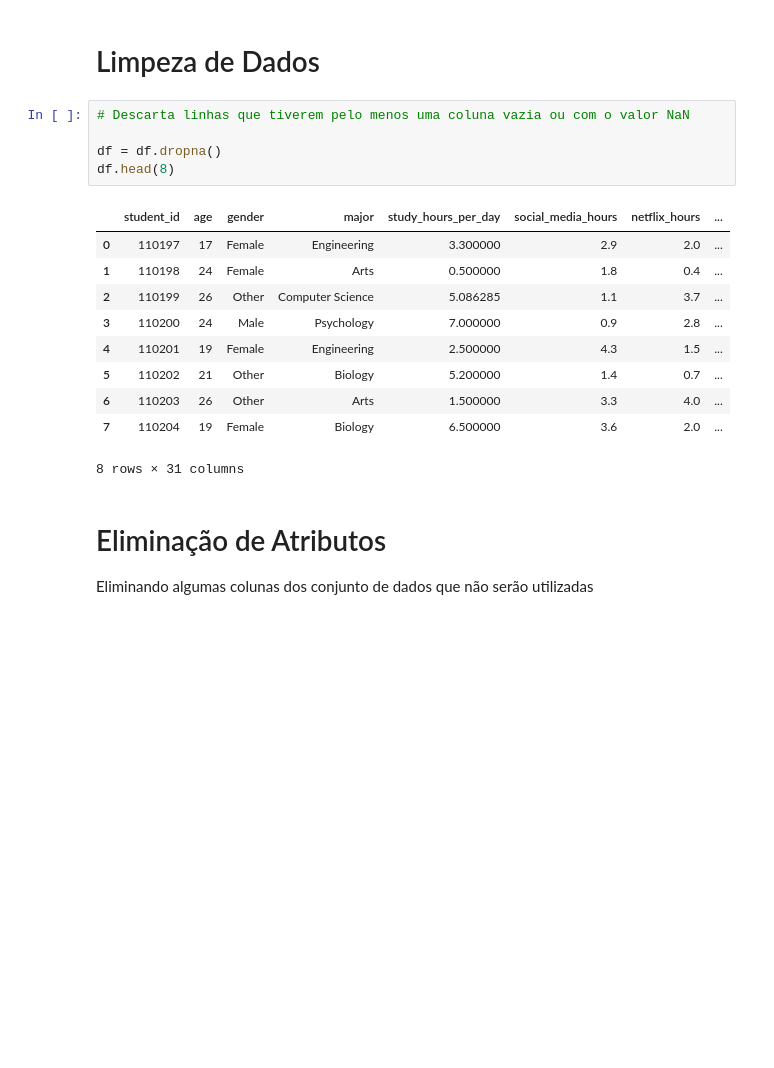
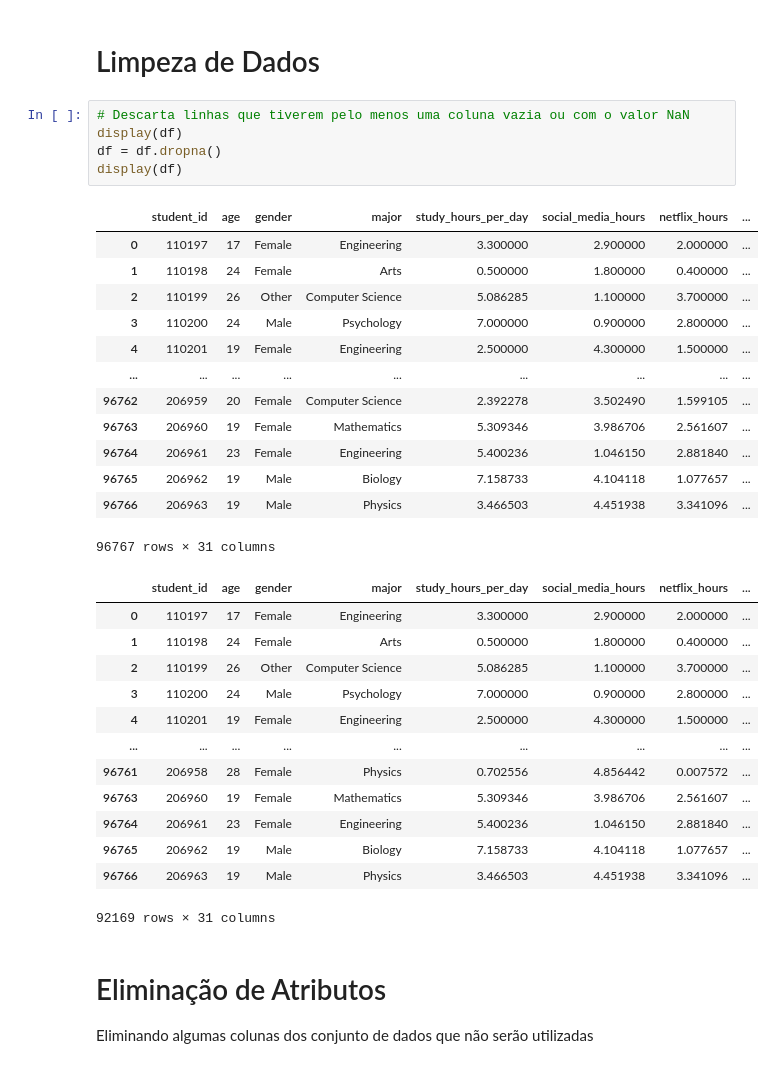
Before and after one commit to rafyzzs/tpia, a Jupyter notebook: ia.ipynb, the cells around one changed output. Cells and saved outputs as stored; diff of their text form; blank space fills up the shorter version.

```diff
--- a/ia.ipynb
+++ b/ia.ipynb
@@ -90,20 +93,36 @@ memory usage: 22.9+ MB
 # Limpeza de Dados
 # %%
 # Descarta linhas que tiverem pelo menos uma coluna vazia ou com o valor NaN
-
+display(df)
 df = df.dropna()
-df.head(8)
+display(df)
 # %% [output]
 |  | student_id | age | gender | major | study_hours_per_day | social_media_hours | netflix_hours | ... |
-| 0 | 110197 | 17 | Female | Engineering | 3.300000 | 2.9 | 2.0 | ... |
-| 1 | 110198 | 24 | Female | Arts | 0.500000 | 1.8 | 0.4 | ... |
-| 2 | 110199 | 26 | Other | Computer Science | 5.086285 | 1.1 | 3.7 | ... |
-| 3 | 110200 | 24 | Male | Psychology | 7.000000 | 0.9 | 2.8 | ... |
-| 4 | 110201 | 19 | Female | Engineering | 2.500000 | 4.3 | 1.5 | ... |
-| 5 | 110202 | 21 | Other | Biology | 5.200000 | 1.4 | 0.7 | ... |
-| 6 | 110203 | 26 | Other | Arts | 1.500000 | 3.3 | 4.0 | ... |
-| 7 | 110204 | 19 | Female | Biology | 6.500000 | 3.6 | 2.0 | ... |
+| 0 | 110197 | 17 | Female | Engineering | 3.300000 | 2.900000 | 2.000000 | ... |
+| 1 | 110198 | 24 | Female | Arts | 0.500000 | 1.800000 | 0.400000 | ... |
+| 2 | 110199 | 26 | Other | Computer Science | 5.086285 | 1.100000 | 3.700000 | ... |
+| 3 | 110200 | 24 | Male | Psychology | 7.000000 | 0.900000 | 2.800000 | ... |
+| 4 | 110201 | 19 | Female | Engineering | 2.500000 | 4.300000 | 1.500000 | ... |
+| ... | ... | ... | ... | ... | ... | ... | ... | ... |
+| 96762 | 206959 | 20 | Female | Computer Science | 2.392278 | 3.502490 | 1.599105 | ... |
+| 96763 | 206960 | 19 | Female | Mathematics | 5.309346 | 3.986706 | 2.561607 | ... |
+| 96764 | 206961 | 23 | Female | Engineering | 5.400236 | 1.046150 | 2.881840 | ... |
+| 96765 | 206962 | 19 | Male | Biology | 7.158733 | 4.104118 | 1.077657 | ... |
+| 96766 | 206963 | 19 | Male | Physics | 3.466503 | 4.451938 | 3.341096 | ... |
-8 rows × 31 columns
+96767 rows × 31 columns
+|  | student_id | age | gender | major | study_hours_per_day | social_media_hours | netflix_hours | ... |
+| 0 | 110197 | 17 | Female | Engineering | 3.300000 | 2.900000 | 2.000000 | ... |
+| 1 | 110198 | 24 | Female | Arts | 0.500000 | 1.800000 | 0.400000 | ... |
+| 2 | 110199 | 26 | Other | Computer Science | 5.086285 | 1.100000 | 3.700000 | ... |
+| 3 | 110200 | 24 | Male | Psychology | 7.000000 | 0.900000 | 2.800000 | ... |
+| 4 | 110201 | 19 | Female | Engineering | 2.500000 | 4.300000 | 1.500000 | ... |
+| ... | ... | ... | ... | ... | ... | ... | ... | ... |
+| 96761 | 206958 | 28 | Female | Physics | 0.702556 | 4.856442 | 0.007572 | ... |
+| 96763 | 206960 | 19 | Female | Mathematics | 5.309346 | 3.986706 | 2.561607 | ... |
+| 96764 | 206961 | 23 | Female | Engineering | 5.400236 | 1.046150 | 2.881840 | ... |
+| 96765 | 206962 | 19 | Male | Biology | 7.158733 | 4.104118 | 1.077657 | ... |
+| 96766 | 206963 | 19 | Male | Physics | 3.466503 | 4.451938 | 3.341096 | ... |
+92169 rows × 31 columns
 # %% [markdown]
 # Eliminação de Atributos
 Eliminando algumas colunas dos conjunto de dados que não serão utilizadas
```
Also changed, not shown: parts of 1 cell of this notebook.
